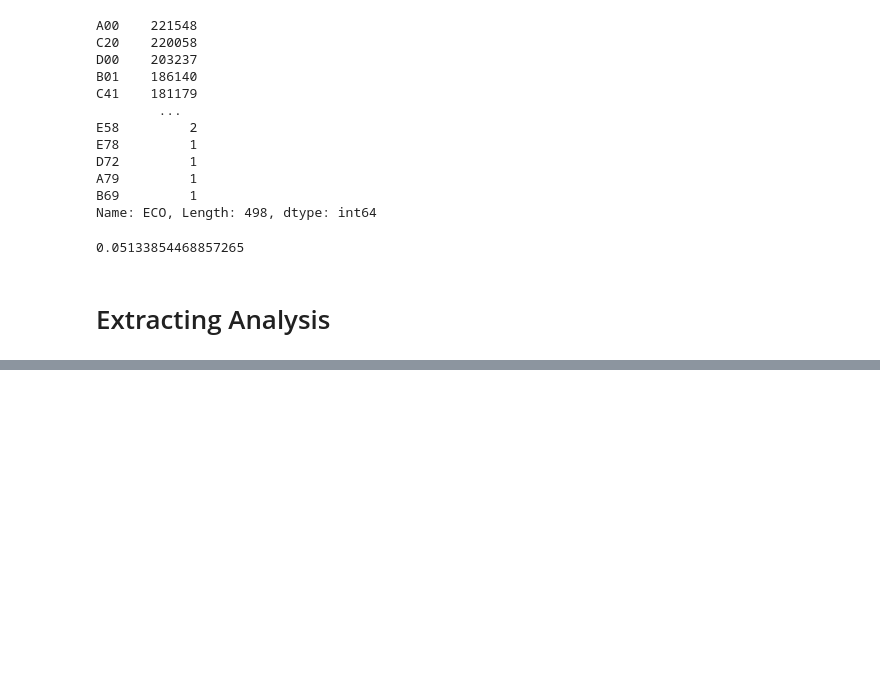
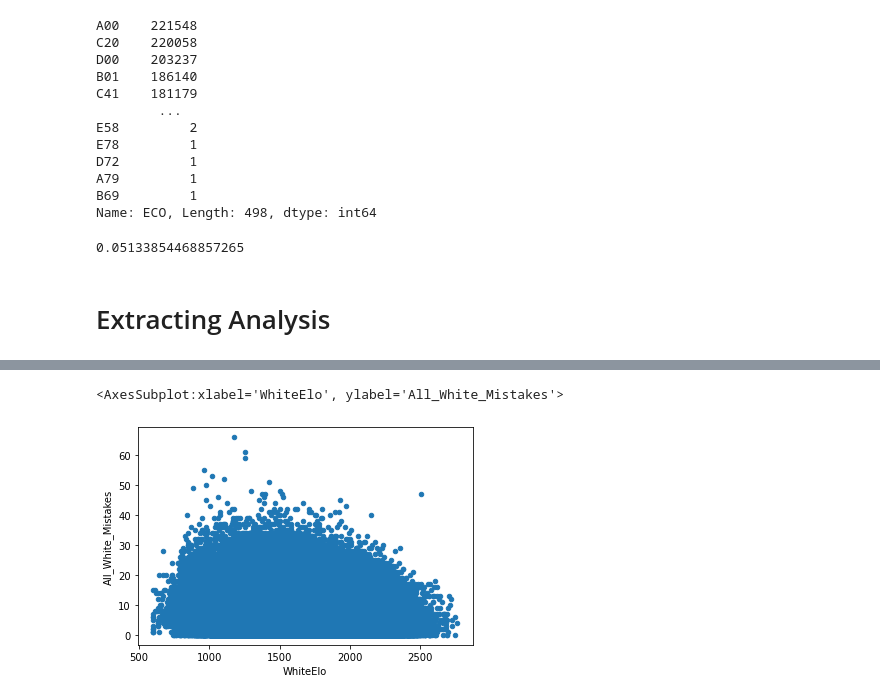
Before and after one commit to christianmeinz1516/MA384_LichessProject, a Jupyter notebook: Project Work.ipynb, the cells around one changed output, grey strips where cells are left out. Drawn from its saved outputs; the diff is of its cells as text; code cells hidden in the pictures; blank space fills up the shorter version.

```diff
--- a/Project Work.ipynb
+++ b/Project Work.ipynb
@@ -314,0 +392,5 @@ for value in moves.values[0]:
+# %%
+move_analysis_df.plot.scatter(x='WhiteElo',y='All_White_Mistakes')
+# %% [output]
+<AxesSubplot:xlabel='WhiteElo', ylabel='All_White_Mistakes'>
+[figure, added]
```
Also changed, not shown: parts of 21 cells of this notebook.
